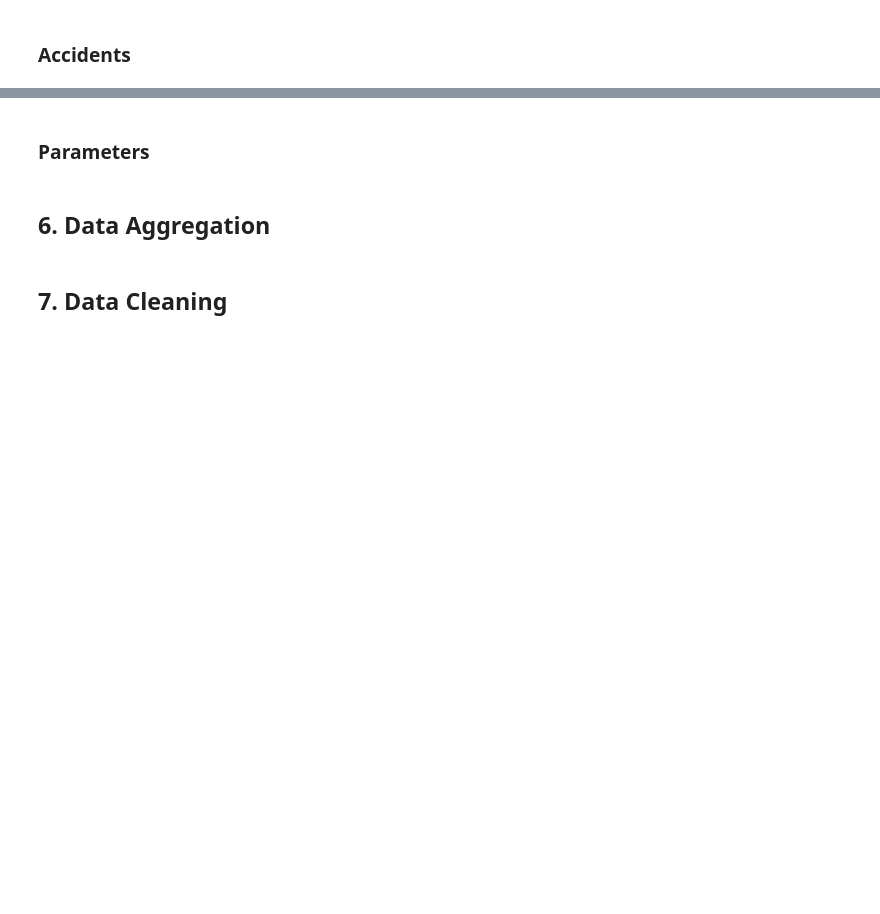
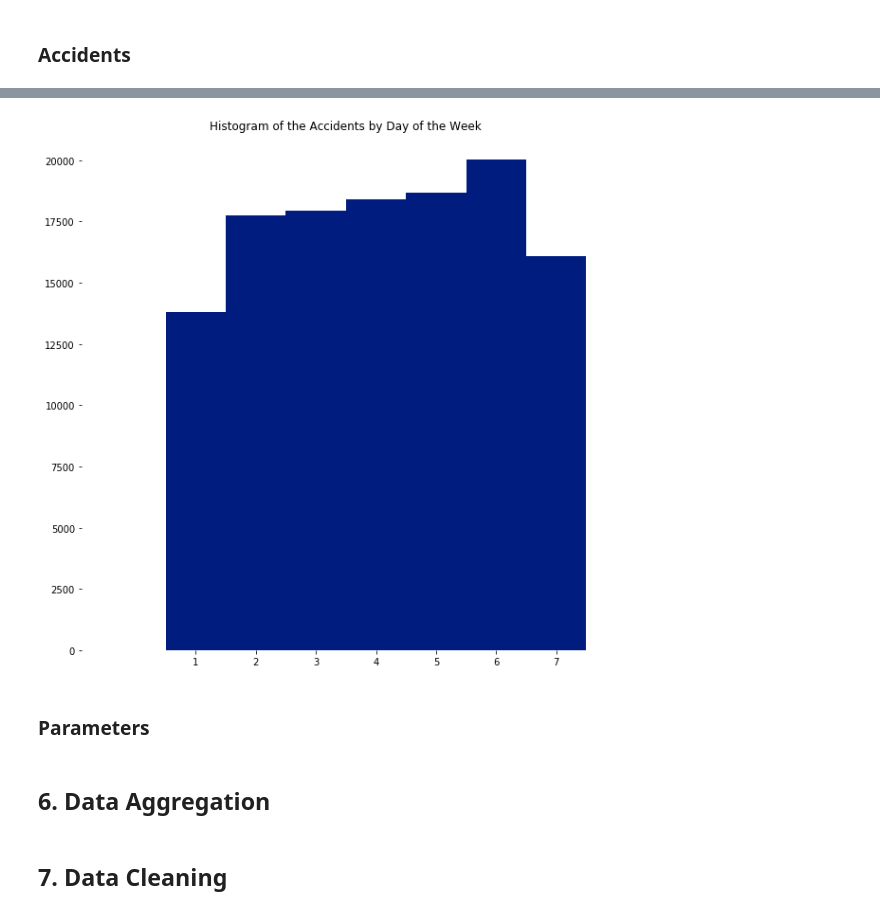
Before and after one commit to jayzuccarelli/Medium, a Jupyter notebook: Developing Machine Learning Pipelines/Driver Accident Risk Model.ipynb, the cells around one changed output, grey strips where cells are left out. Cells and saved outputs as stored; diff of their text form; code cells hidden in the pictures; blank space fills up the shorter version.

```diff
--- a/Developing Machine Learning Pipelines/Driver Accident Risk Model.ipynb
+++ b/Developing Machine Learning Pipelines/Driver Accident Risk Model.ipynb
@@ -60,3 +128,11 @@ accidents.describe()
+# %%
+mp.pyplot.title('Histogram of the Accidents by Day of the Week');
+mp.pyplot.box(False)
+mp.pyplot.xticks(range(1,8))
+mp.pyplot.style.use('seaborn-dark-palette')
+accidents.Day_of_Week.hist(bins=np.arange(8.5)-0.5, grid=False, figsize=(10,10));
+# %% [output]
+[figure, added]
 # %% [markdown]
 ### Parameters
 # %%
```
Also changed, not shown: parts of 10 cells of this notebook, 9 other files.
